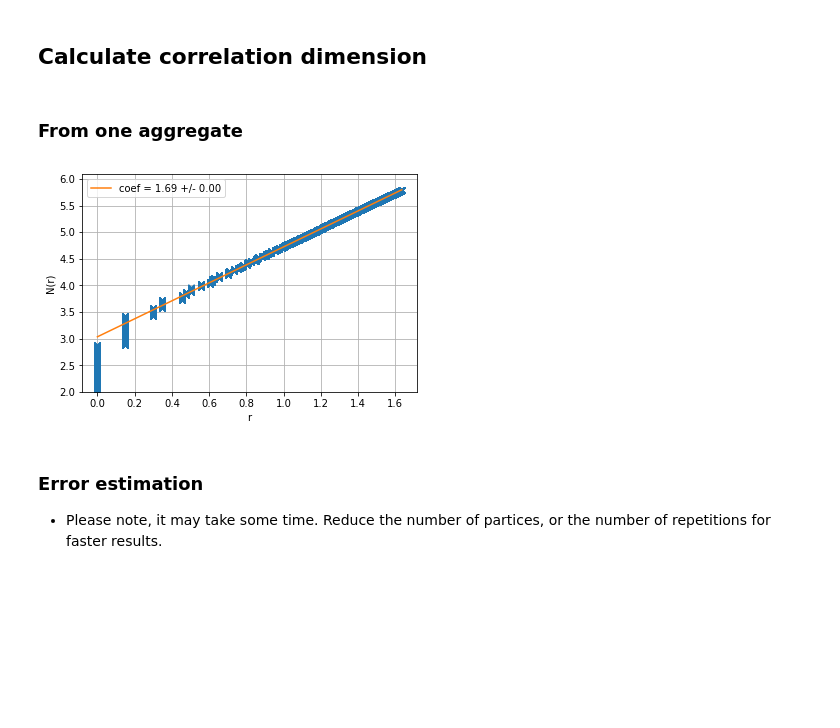
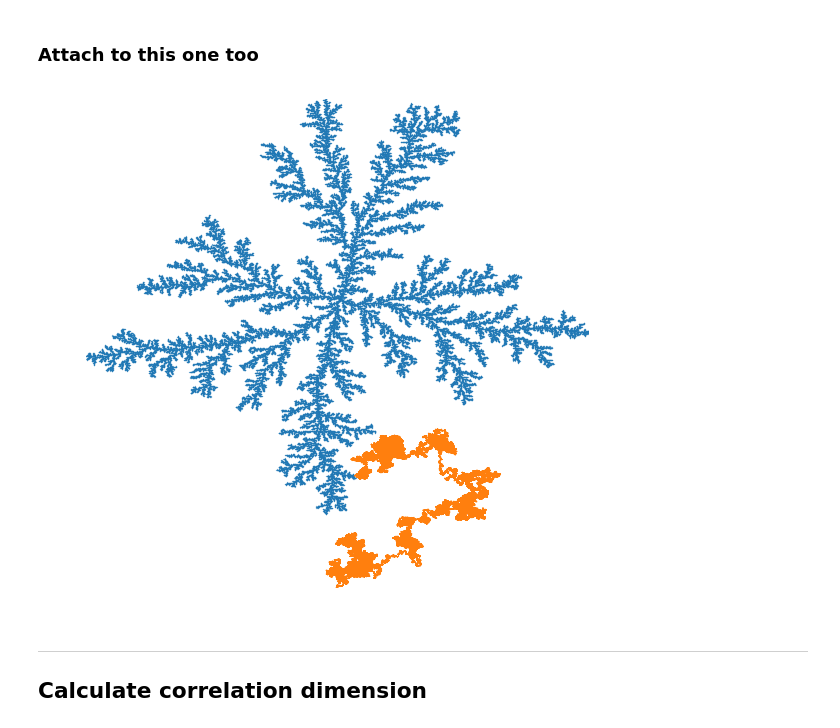
Before and after one commit to riblidezso/dla_sim, a Jupyter notebook: dla_sim.ipynb, the cells around one changed output. Drawn from its saved outputs; the diff is of its cells as text; code cells hidden in the pictures; blank space fills up the shorter version.

```diff
--- a/dla_sim.ipynb
+++ b/dla_sim.ipynb
@@ -143,0 +161,5 @@ _=interact(aggplot,N=(0,len(agg),1)) # interactive plot for growing agg
+# %%
+agg = pickle.load(open('agg.pkl','rb'))  # load larger aggregate
+
+# interactive plot for growing agg
+_=interact(aggplot,agg=fixed(agg),N=(0,len(agg),1),ms=fixed(0.5))
@@ -144,12 +168,14 @@ _=interact(aggplot,N=(0,len(agg),1)) # interactive plot for growing agg
+# %% [markdown]
+### Attach to this one too
+# %%
+newagg,route = attach(agg)  # attach one particle
+
+# interactive plot for attaching
+_=interact(attachplot,agg=fixed(agg),route=fixed(route),
+           N=(0,len(route),1),ms=fixed(0.5), lw=fixed(1))
+# %% [output]
+[figure, added]
 # %% [markdown]
+---
+
 ## Calculate correlation dimension
-# %% [markdown]
-### From one aggregate
-# %%
-_=corr_dim(agg)
-# %% [output]
-[figure, removed]
-# %% [markdown]
-### Error estimation
-
-- Please note, it may take some time. Reduce the number of partices, or the number of repetitions for faster results.
```
Also changed, not shown: parts of 23 cells of this notebook, 2 other files.
